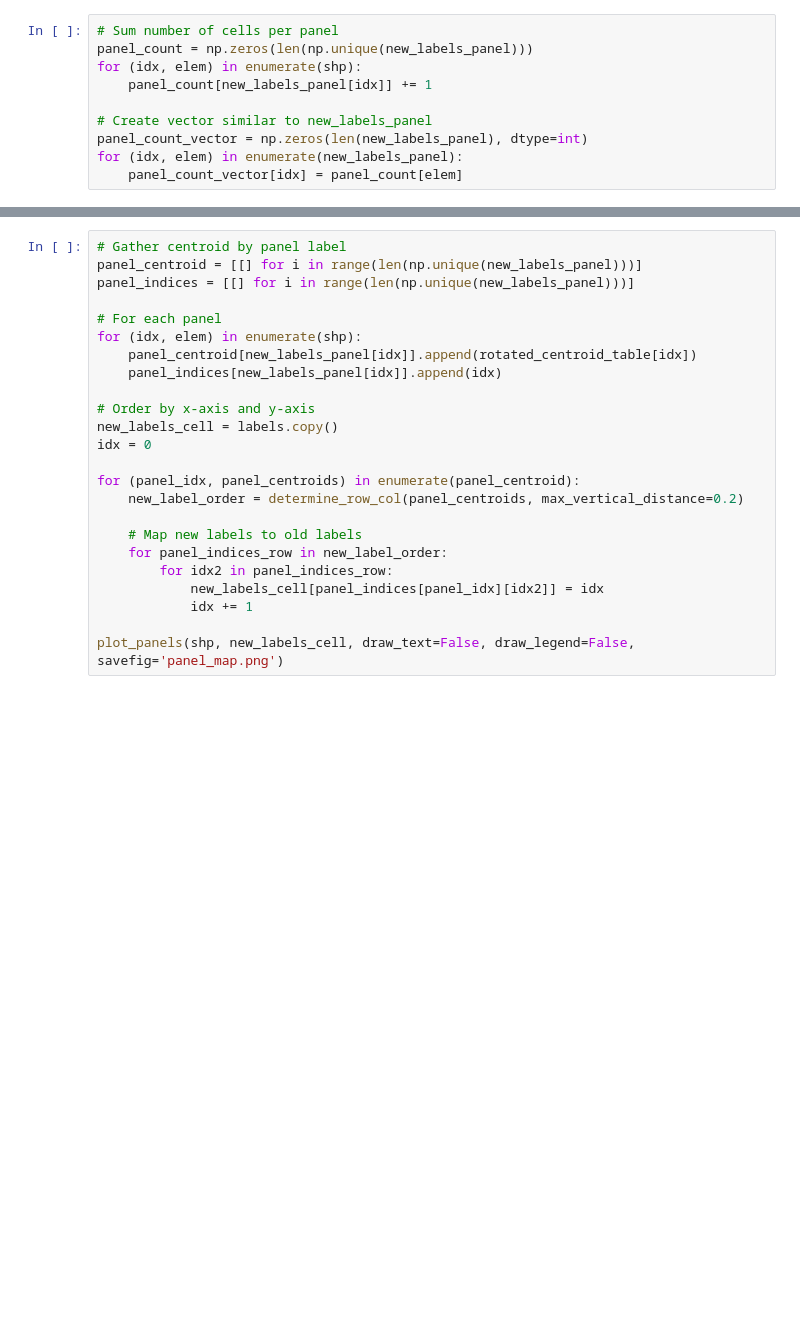
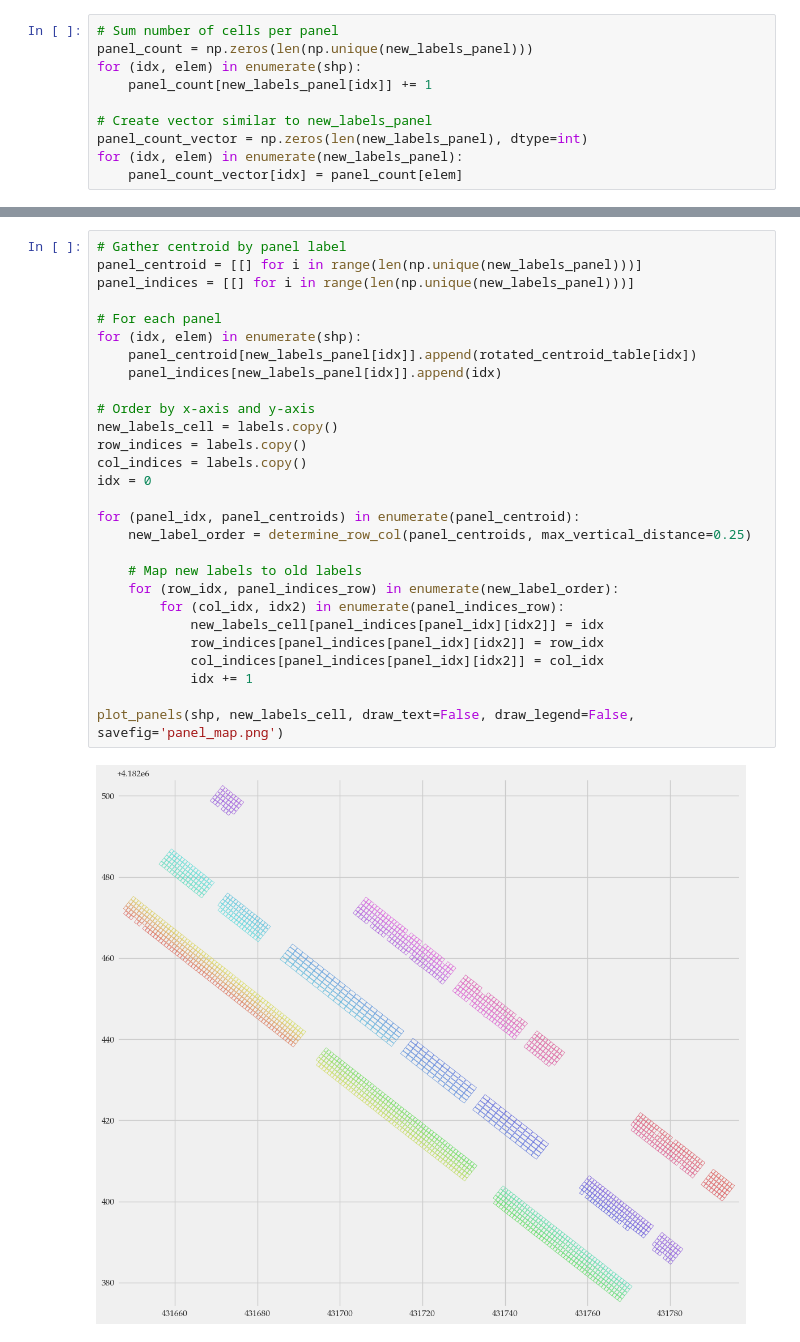
Before and after one commit to AlfonsoLRz/SolarPanelNaming, a Jupyter notebook: panel_naming.ipynb, the cells around one changed output, grey strips where cells are left out. Cells and saved outputs as stored; diff of their text form; blank space fills up the shorter version.

```diff
--- a/panel_naming.ipynb
+++ b/panel_naming.ipynb
@@ -238,24 +242,30 @@ plot_panels(shp, new_labels_panel, draw_text=True, text=panel_count_vector)
 # %%
 # Gather centroid by panel label
 panel_centroid = [[] for i in range(len(np.unique(new_labels_panel)))]
 panel_indices = [[] for i in range(len(np.unique(new_labels_panel)))]
 
 # For each panel
 for (idx, elem) in enumerate(shp):
     panel_centroid[new_labels_panel[idx]].append(rotated_centroid_table[idx])
     panel_indices[new_labels_panel[idx]].append(idx)
 
 # Order by x-axis and y-axis
 new_labels_cell = labels.copy()
+row_indices = labels.copy()
+col_indices = labels.copy()
 idx = 0
 
 for (panel_idx, panel_centroids) in enumerate(panel_centroid):
-    new_label_order = determine_row_col(panel_centroids, max_vertical_distance=0.2)
+    new_label_order = determine_row_col(panel_centroids, max_vertical_distance=0.25)
 
     # Map new labels to old labels
-    for panel_indices_row in new_label_order:
-        for idx2 in panel_indices_row:
+    for (row_idx, panel_indices_row) in enumerate(new_label_order):
+        for (col_idx, idx2) in enumerate(panel_indices_row):
             new_labels_cell[panel_indices[panel_idx][idx2]] = idx
+            row_indices[panel_indices[panel_idx][idx2]] = row_idx
+            col_indices[panel_indices[panel_idx][idx2]] = col_idx
             idx += 1
 
 plot_panels(shp, new_labels_cell, draw_text=False, draw_legend=False, savefig='panel_map.png')
+# %% [output]
+[figure, added]
```
Also changed, not shown: parts of 8 cells of this notebook, 9 other files.
